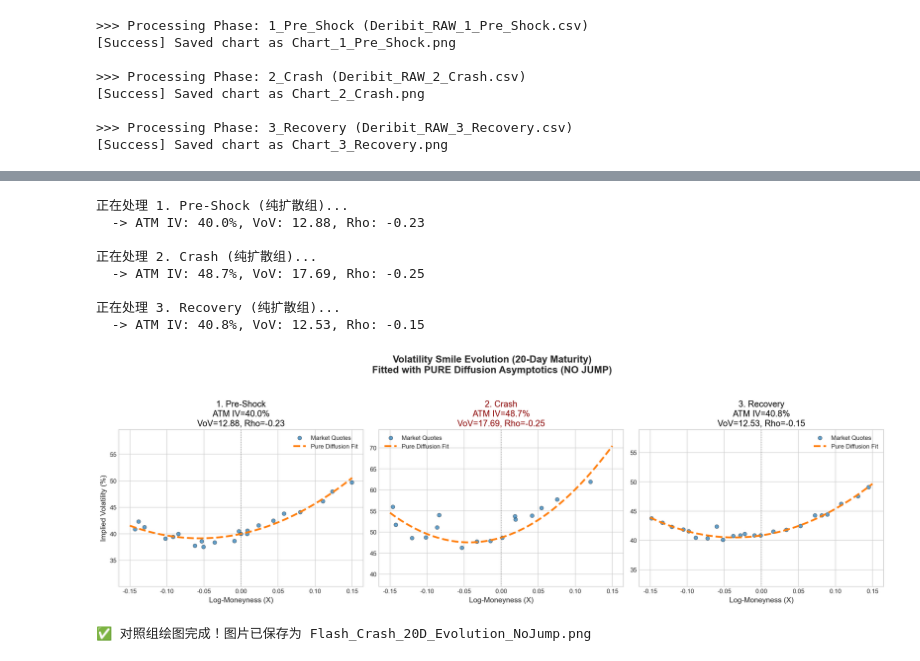
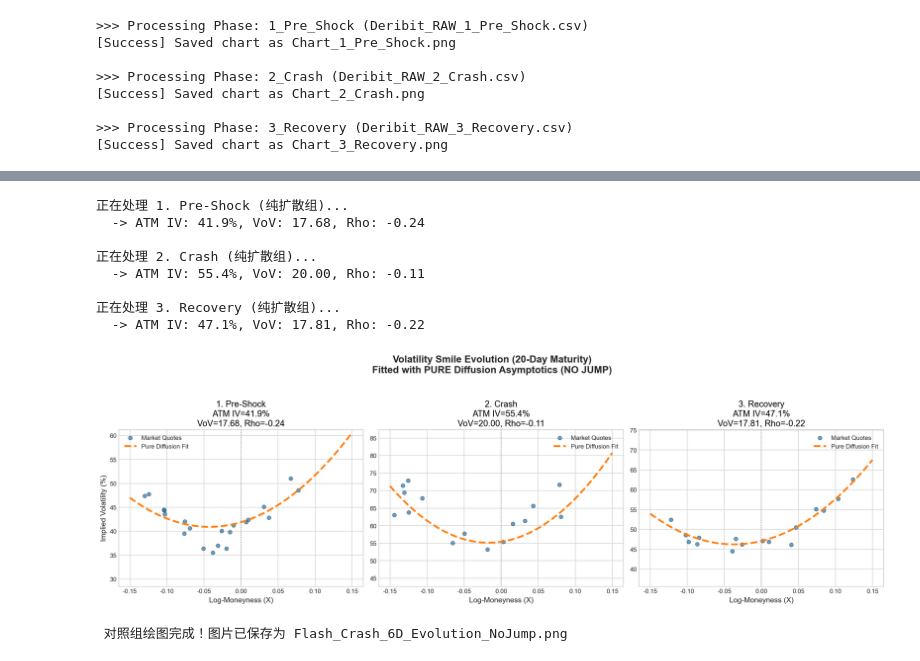
Before and after one commit to Lonelygarden/Project_sv32_EMC, a Jupyter notebook: market_callibration_sv32.ipynb, the cells around one changed output, grey strips where cells are left out. Saved outputs shown, nothing was run; the diff lists cells and outputs as text; code cells hidden in the pictures.

```diff
--- a/market_callibration_sv32.ipynb
+++ b/market_callibration_sv32.ipynb
@@ -409,7 +422,7 @@ warnings.filterwarnings("ignore")
 # ==========================================
 # 1. 核心数学公式: 纯扩散 3/2 模型 (无跳跃项)
 # ==========================================
-def medvedev_scaillet_no_jump_iv(X_array, atm_iv, vov, rho):
+def medvedev_scaillet_32_iv(X_array, atm_iv, vov, rho):
     """
     剥离跳跃后的纯扩散曲率。
     在 T 极小时，它能提供的曲率上限被死死限制住了。
@@ -476,11 +489,11 @@ def calibrate_single_dataset_no_jump(csv_filepath):
 # ==========================================
 # 3. 对照组 1x3 绘图主函数
 # ==========================================
-def run_20d_no_jump_analysis():
+def run_32_model_no_jump_analysis(days: int):
     files = {
-        "1. Pre-Shock": "Deribit_20D_1_Pre_Shock.csv",
-        "2. Crash":     "Deribit_20D_2_Crash.csv",
-        "3. Recovery":  "Deribit_20D_3_Recovery.csv"
+        "1. Pre-Shock": f"Deribit_{days}D_1_Pre_Shock.csv",
+        "2. Crash":     f"Deribit_{days}D_2_Crash.csv",
+        "3. Recovery":  f"Deribit_{days}D_3_Recovery.csv"
     }
 
     plt.style.use('seaborn-v0_8-whitegrid')
@@ -507,39 +520,39 @@ def run_20d_no_jump_analysis():
         smooth_X = np.linspace(-0.15, 0.15, 300)
         model_ivs = medvedev_scaillet_no_jump_iv(
             smooth_X, params["atm_iv"], params["vov"], params["rho"]
         )
 
         ax.scatter(market_X, market_ivs * 100, color='#1f77b4', alpha=0.7, edgecolor='black', s=40, label='Market Quotes')
         ax.plot(smooth_X, model_ivs * 100, color='#ff7f0e', linewidth=3, linestyle='--', label='Pure Diffusion Fit')
         ax.axvline(x=0, color='gray', linestyle=':', alpha=0.5)
 
         ax.set_ylim([min(market_ivs*100)*0.8, max(market_ivs*100)*1.2])
 
-        title_color = 'darkred' if 'Crash' in stage else 'black'
+        title_color = 'black'
         ax.set_title(f"{stage}\nATM IV={params['atm_iv']*100:.1f}%\nVoV={params['vov']:.2f}, Rho={params['rho']:.2f}",
                      fontsize=14, color=title_color)
 
         ax.set_xlabel('Log-Moneyness (X)', fontsize=12)
         if idx == 0:
             ax.set_ylabel('Implied Volatility (%)', fontsize=12)
 
         ax.legend(loc='best', fontsize=10)
 
     plt.tight_layout()
-    plt.savefig('Flash_Crash_20D_Evolution_NoJump.png', bbox_inches='tight')
+    plt.savefig(f'Flash_Crash_{days}D_Evolution_NoJump.png', bbox_inches='tight')
     plt.show()
-    print("\n 对照组绘图完成！图片已保存为 Flash_Crash_20D_Evolution_NoJump.png")
+    print(f"\n 对照组绘图完成！图片已保存为 Flash_Crash_{days}D_Evolution_NoJump.png")
 
 if __name__ == "__main__":
-    run_20d_no_jump_analysis()
+    run_32_model_no_jump_analysis(days=6)
 # %% [output]
 正在处理 1. Pre-Shock (纯扩散组)...
-  -> ATM IV: 40.0%, VoV: 12.88, Rho: -0.23
+  -> ATM IV: 41.9%, VoV: 17.68, Rho: -0.24
 
 正在处理 2. Crash (纯扩散组)...
-  -> ATM IV: 48.7%, VoV: 17.69, Rho: -0.25
+  -> ATM IV: 55.4%, VoV: 20.00, Rho: -0.11
 
 正在处理 3. Recovery (纯扩散组)...
-  -> ATM IV: 40.8%, VoV: 12.53, Rho: -0.15
+  -> ATM IV: 47.1%, VoV: 17.81, Rho: -0.22
-[figure, old version]
+[figure, new version]
-✅ 对照组绘图完成！图片已保存为 Flash_Crash_20D_Evolution_NoJump.png
+ 对照组绘图完成！图片已保存为 Flash_Crash_6D_Evolution_NoJump.png
```
Also changed, not shown: parts of 4 cells of this notebook, 17 other files.
